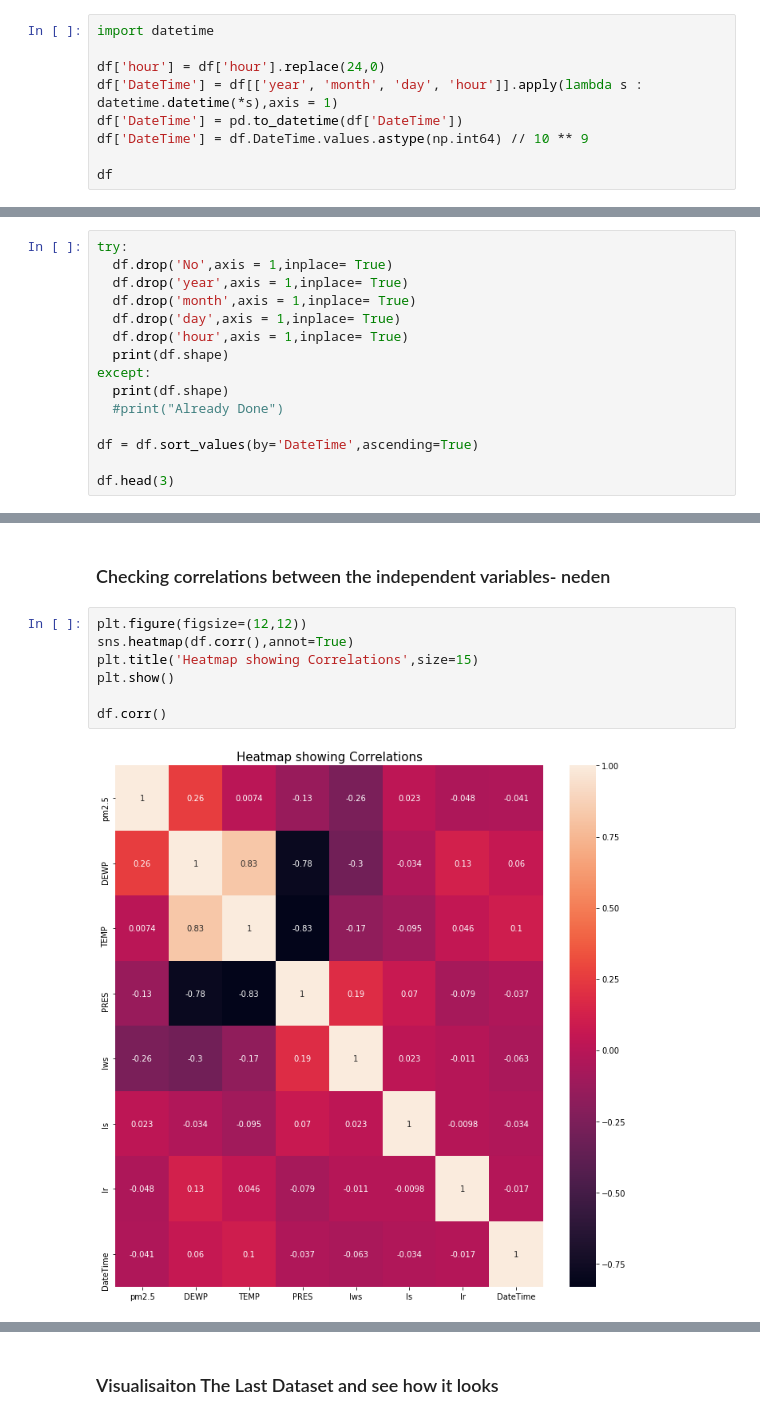
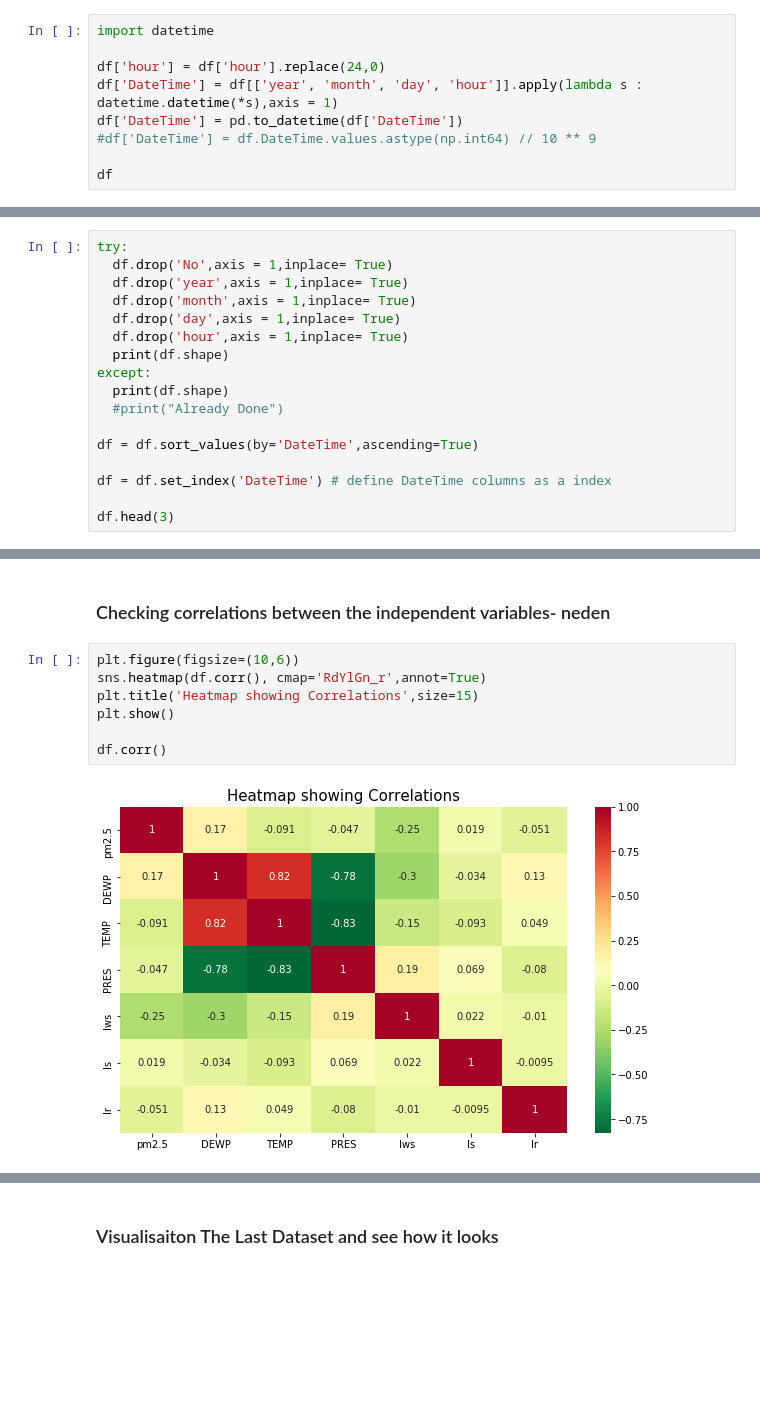
Before and after one commit to senemaktas/Air_Pollution_Prediction_ML_DL, a Jupyter notebook: Air_Pollution_Prediction.ipynb, the cells around one changed output, grey strips where cells are left out. Saved outputs shown, nothing was run; the diff lists cells and outputs as text; blank space fills up the shorter version.

```diff
--- a/Air_Pollution_Prediction.ipynb
+++ b/Air_Pollution_Prediction.ipynb
@@ -68,7 +77,7 @@ import datetime
 df['hour'] = df['hour'].replace(24,0)
 df['DateTime'] = df[['year', 'month', 'day', 'hour']].apply(lambda s : datetime.datetime(*s),axis = 1)
 df['DateTime'] = pd.to_datetime(df['DateTime'])
-df['DateTime'] = df.DateTime.values.astype(np.int64) // 10 ** 9
+#df['DateTime'] = df.DateTime.values.astype(np.int64) // 10 ** 9
 
 df
 # %% [output]
@@ -101,6 +110,8 @@ except:
 
 df = df.sort_values(by='DateTime',ascending=True)
 
+df = df.set_index('DateTime') # define DateTime columns as a index
+
 df.head(3)
 # %% [output]
 (43824, 9)
@@ -151,11 +163,11 @@ Shape of dataframe after removing outliers (39960, 9)
 # %% [markdown]
 ### Checking correlations between the independent variables- neden
 # %%
-plt.figure(figsize=(12,12))
-sns.heatmap(df.corr(),annot=True)
+plt.figure(figsize=(10,6))
+sns.heatmap(df.corr(), cmap='RdYlGn_r',annot=True)
 plt.title('Heatmap showing Correlations',size=15)
 plt.show()
 
 df.corr()
 # %% [output]
-[figure, old version]
+[figure, new version]
```
Also changed, not shown: parts of 14 cells of this notebook.
